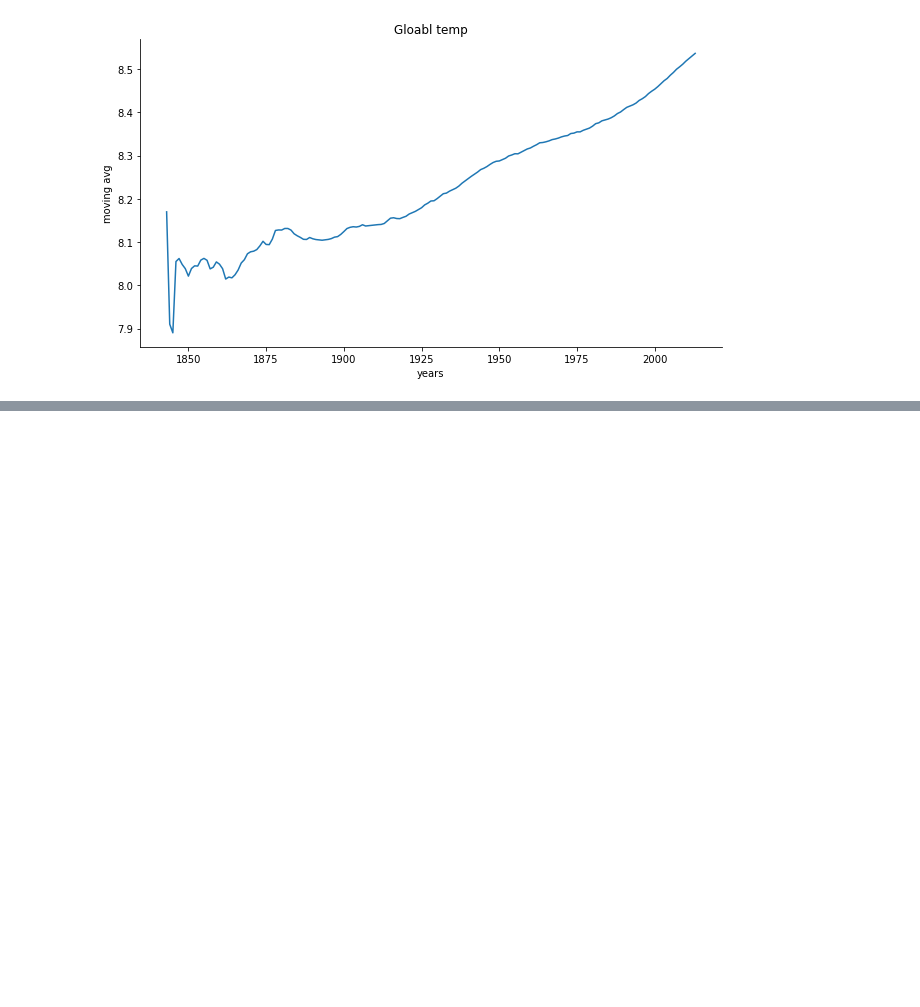
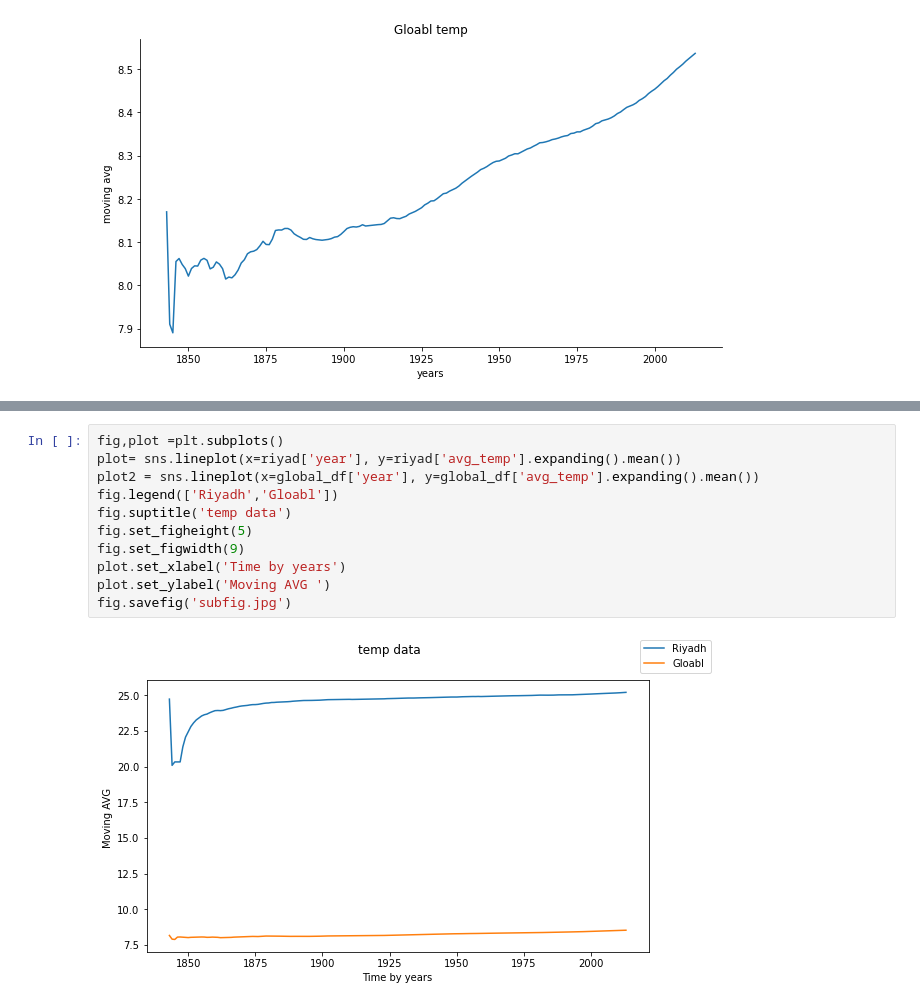
Before and after one commit to AbdullahRashed21/Gloabl_and_local_temperature_anlaysis, a Jupyter notebook: Tempreature_EDA_project.ipynb, the cells around one changed output, grey strips where cells are left out. Drawn from its saved outputs; the diff is of its cells as text; blank space fills up the shorter version.

Commit message:
subplot added

```diff
--- a/Tempreature_EDA_project.ipynb
+++ b/Tempreature_EDA_project.ipynb
@@ -86,3 +86,16 @@ x=(riyad['year']),y=(riyad['avg_temp'].expanding().mean()),kind='line',aspect=(1
 ).set(title='Riyadh temp').set_ylabels('moving avg').set_xlabels('years').savefig('Riyadh_chart_output.jpg')
 # %% [output]
 [figure]
+# %%
+fig,plot =plt.subplots()
+plot= sns.lineplot(x=riyad['year'], y=riyad['avg_temp'].expanding().mean())
+plot2 = sns.lineplot(x=global_df['year'], y=global_df['avg_temp'].expanding().mean())
+fig.legend(['Riyadh','Gloabl'])
+fig.suptitle('temp data')
+fig.set_figheight(5)
+fig.set_figwidth(9)
+plot.set_xlabel('Time by years')
+plot.set_ylabel('Moving AVG ')
+fig.savefig('subfig.jpg')
+# %% [output]
+[figure, added]
```
Also changed, not shown: parts of 1 cell of this notebook, 3 other files.
